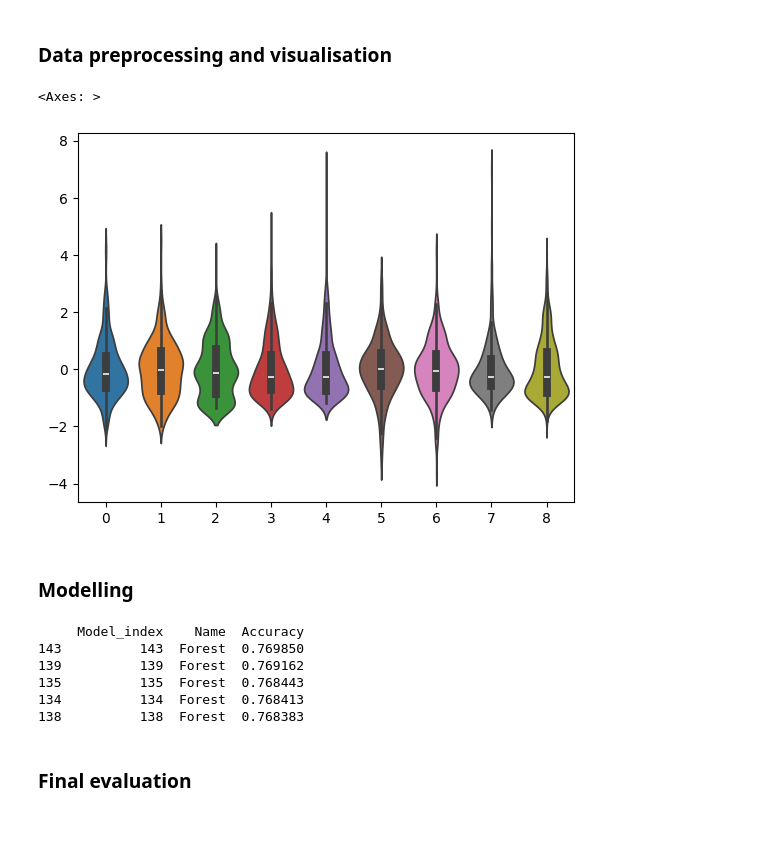
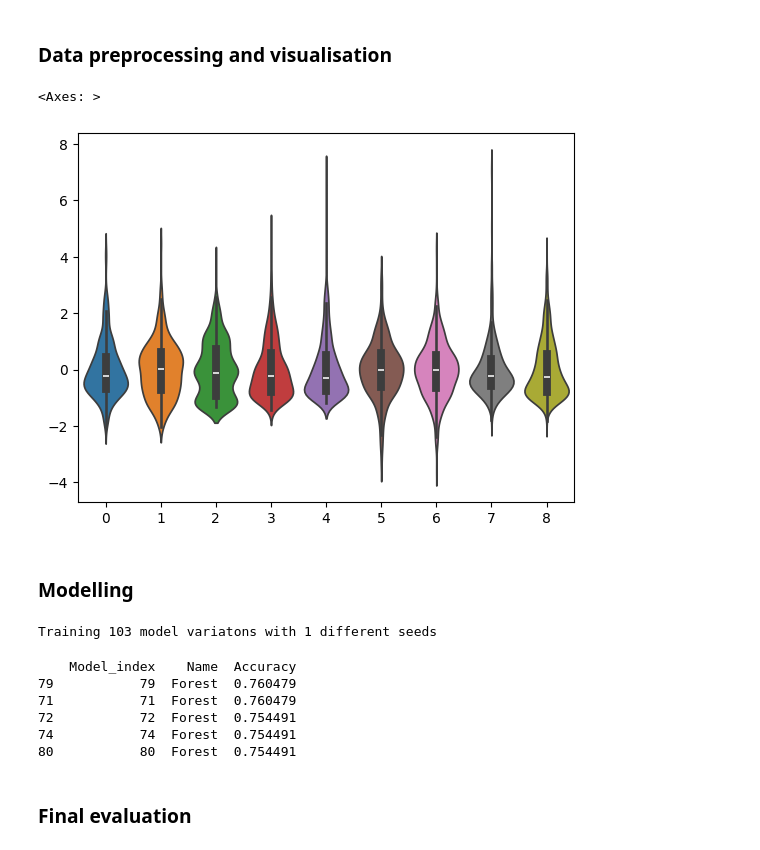
Before and after one commit to JohannesStandal/DAT200, a Jupyter notebook: CA3/CA3_template.ipynb, the cells around one changed output. Drawn from its saved outputs; the diff is of its cells as text; code cells hidden in the pictures.

```diff
--- a/CA3/CA3_template.ipynb
+++ b/CA3/CA3_template.ipynb
@@ -34,57 +65,62 @@ df_train = df_train.dropna(axis=0)
 # %%
 x_train = df_train.drop(['quality', 'Id', 'chlorides', 'residual sugar'], axis=1)
 y_train = df_train['quality']
 
 X_train, X_test, Y_train, Y_test = sk.model_selection.train_test_split(
     x_train, y_train,
-    test_size=0.4,
-    random_state=42
+    test_size=0.2,
+    random_state=42,
+    stratify = y_train
 )
 
 scaler = sk.preprocessing.StandardScaler()
 
 X_train_scaled = scaler.fit_transform(X_train)
 X_test_scaled = scaler.transform(X_test)
 
 sns.violinplot(X_train_scaled)
 # %% [output]
 <Axes: >
-[figure, old version]
+[figure, new version]
 # %% [markdown]
 ### Modelling
 # %%
+num_seeds = 100
 models = []
 
 # Logistic Regression
-for c in [0.01, 0.1, 1, 10, 100, 1000]:
+for c in [0.01, 0.1, 1, 10, 100]:
     models.append(("Logistic", {"C": c, "max_iter": 2000}))
 
 
 # Support Vector Machine
-for c in [0.01, 0.1, 1, 10, 100, 1000]:
-    for gamma in [0.01, 0.1, 1]:
+for c in [0.1, 1.0, 10, 100]:
+    for gamma in [0.001, 0.01, 0.1, 1]:
         models.append(("SVC", {"C": c, "gamma": gamma, "kernel": "rbf"}))
+
 
 # Decision Tree
 for criterion in ["gini", "entropy"]:
-    for max_depth in range(1, 11):
-        for samples_split in [2, 5]:
+    for max_depth in [2, 3, 4, 5, 6, 8, 10, None]:
+        for samples_split in [2, 5, 10]:
             models.append(("Tree", {"criterion": criterion, "max_depth": max_depth, "min_samples_split": samples_split}))
 
 
 # Random Forest
 for criterion in ["gini", "entropy"]:
-    for max_depth in range(1, 11):
-        for n_estimators in [1, 10, 100, 1000]:
+    for max_depth in [4, 6, 10, None]:
+        for n_estimators in [100, 300]:
             models.append(("Forest", {"criterion": criterion, "max_depth": max_depth, "n_estimators": n_estimators}))
 
 # K-Nearest Neighbors
-for n_neighbors in range(1, 21):
+for n_neighbors in [3, 5, 7, 9, 11, 15, 20, 25, 30]:
     for p in [1, 2]:
         models.append(("KNN", {"n_neighbors": n_neighbors, "p": p}))
 
+def trainModels(x_train, y_train):
+    print(f"Training {len(models)} model variatons with {num_seeds} different seeds")
 
-def trainModels(x_train, y_train):
+
     results = {
         "Model_index": [],
         "Name": [],
@@ -92,11 +128,14 @@ def trainModels(x_train, y_train):
         "Seed": []
     }
 
-    for seed in range(0, 100):
+    pbar = tqdm.tqdm(total= len(models) * num_seeds)
+
+    for seed in range(0, num_seeds):
         X_train, X_test, Y_train, Y_test = sk.model_selection.train_test_split(
             x_train, y_train,
-            test_size=0.4,
-            random_state=seed
+            test_size=0.2,
+            random_state=seed,
+            stratify = y_train
         )
 
         scaler = sk.preprocessing.StandardScaler()
@@ -139,6 +178,10 @@ def trainModels(x_train, y_train):
             results["Accuracy"].append(accuracy)
             results["Seed"].append(seed)
 
+            pbar.update(1)
+
+    pbar.close()
+
     results_df = pd.DataFrame(results)
     # results_df = results_df.sort_values(by="Accuracy", ascending=False)
 
@@ -150,12 +193,13 @@ def trainModels(x_train, y_train):
 result = trainModels(x_train, y_train)
 print(result.head())
 # %% [output]
-     Model_index    Name  Accuracy
-143          143  Forest  0.769850
-139          139  Forest  0.769162
-135          135  Forest  0.768443
-134          134  Forest  0.768413
-138          138  Forest  0.768383
+Training 103 model variatons with 1 different seeds
+    Model_index    Name  Accuracy
+79           79  Forest  0.760479
+71           71  Forest  0.760479
+72           72  Forest  0.754491
+74           74  Forest  0.754491
+80           80  Forest  0.754491
 # %% [markdown]
 ### Final evaluation
 # %%
```
Also changed, not shown: parts of 7 cells of this notebook, 3 other files.
